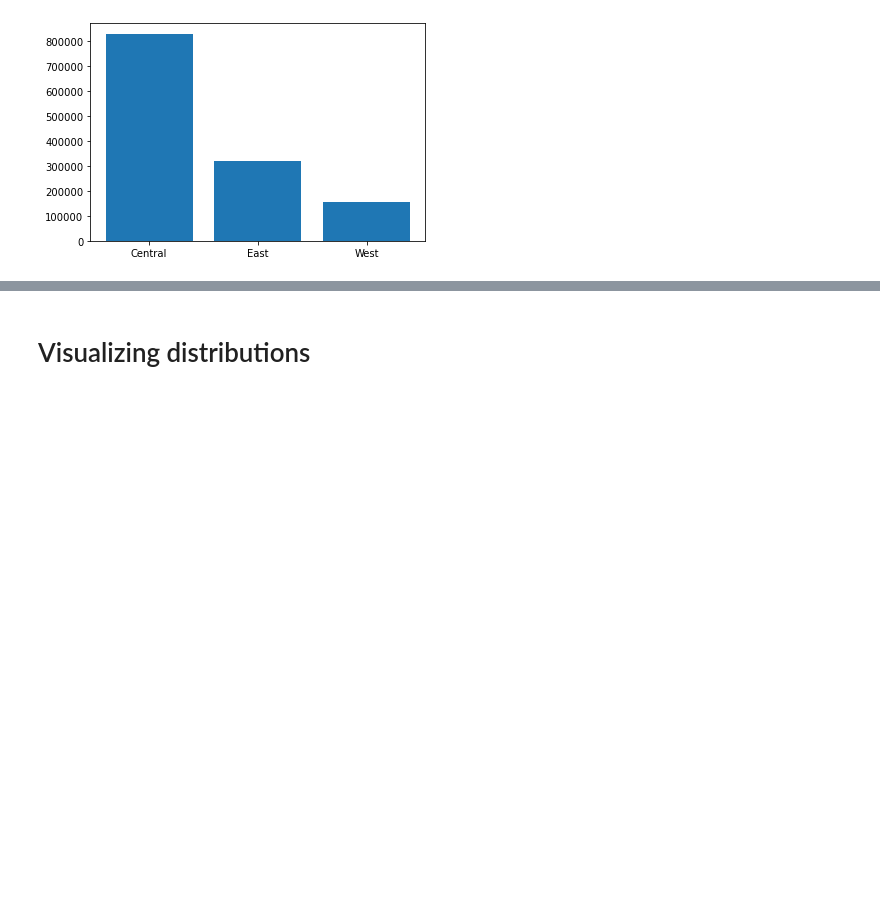
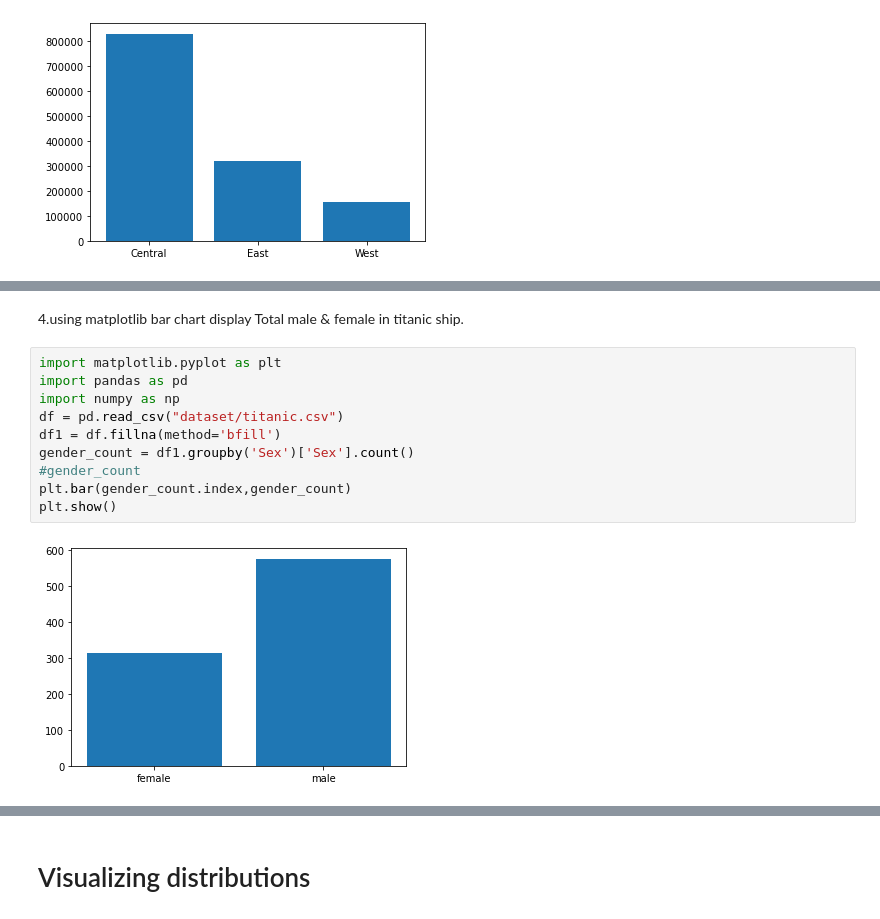
Before and after one commit to laxminavalagi/5thSem, a Jupyter notebook: Data_visualization_with_python.ipynb, the cells around one changed output, grey strips where cells are left out. Drawn from its saved outputs; the diff is of its cells as text; blank space fills up the shorter version.

```diff
--- a/Data_visualization_with_python.ipynb
+++ b/Data_visualization_with_python.ipynb
@@ -625,0 +672,14 @@ plt.show()
+# %% [markdown]
+4.using matplotlib bar chart display Total male & female in titanic ship.
+# %%
+import matplotlib.pyplot as plt
+import pandas as pd
+import numpy as np
+df = pd.read_csv("dataset/titanic.csv")
+df1 = df.fillna(method='bfill')
+gender_count = df1.groupby('Sex')['Sex'].count()
+#gender_count
+plt.bar(gender_count.index,gender_count)
+plt.show()
+# %% [output]
+[figure, added]
```
Also changed, not shown: parts of 54 cells of this notebook.
